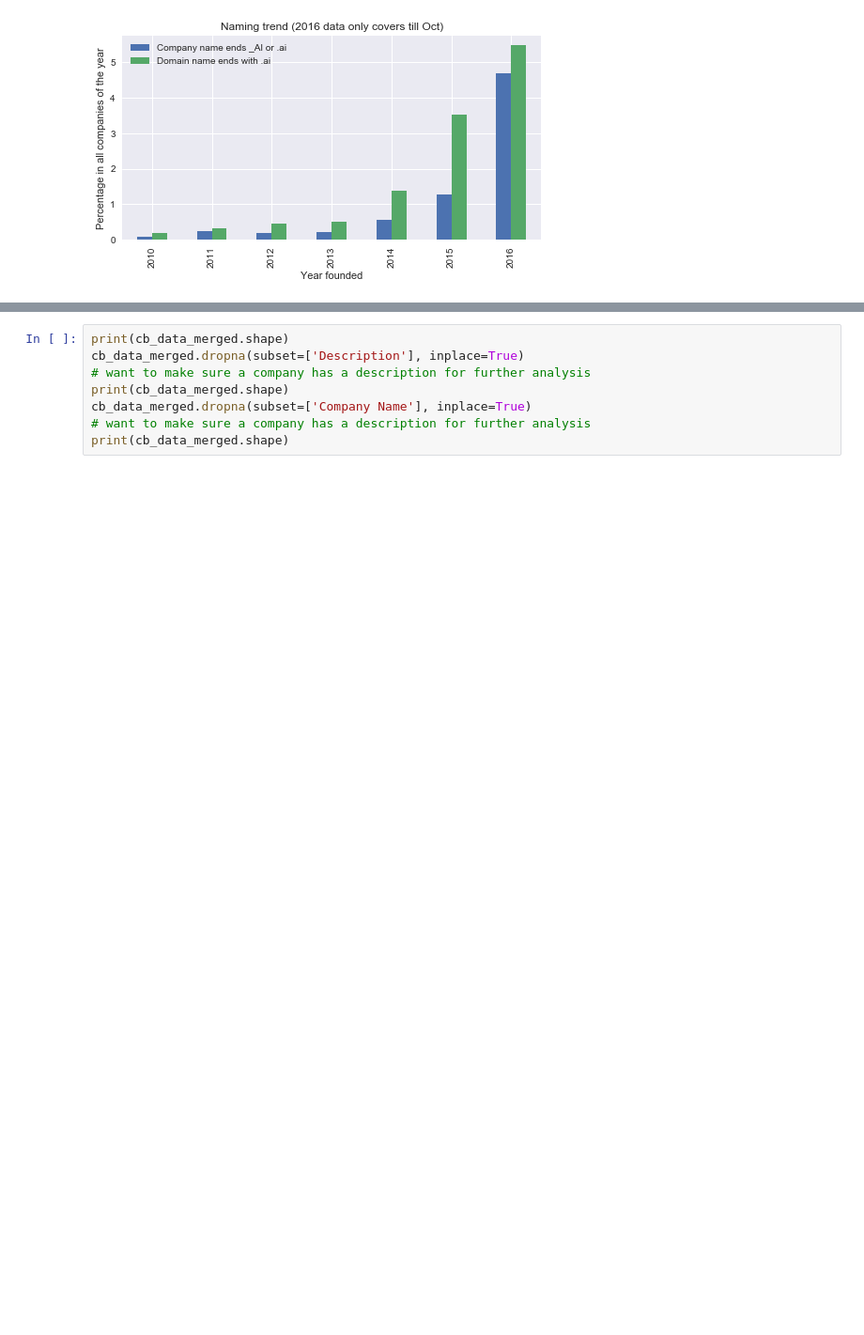
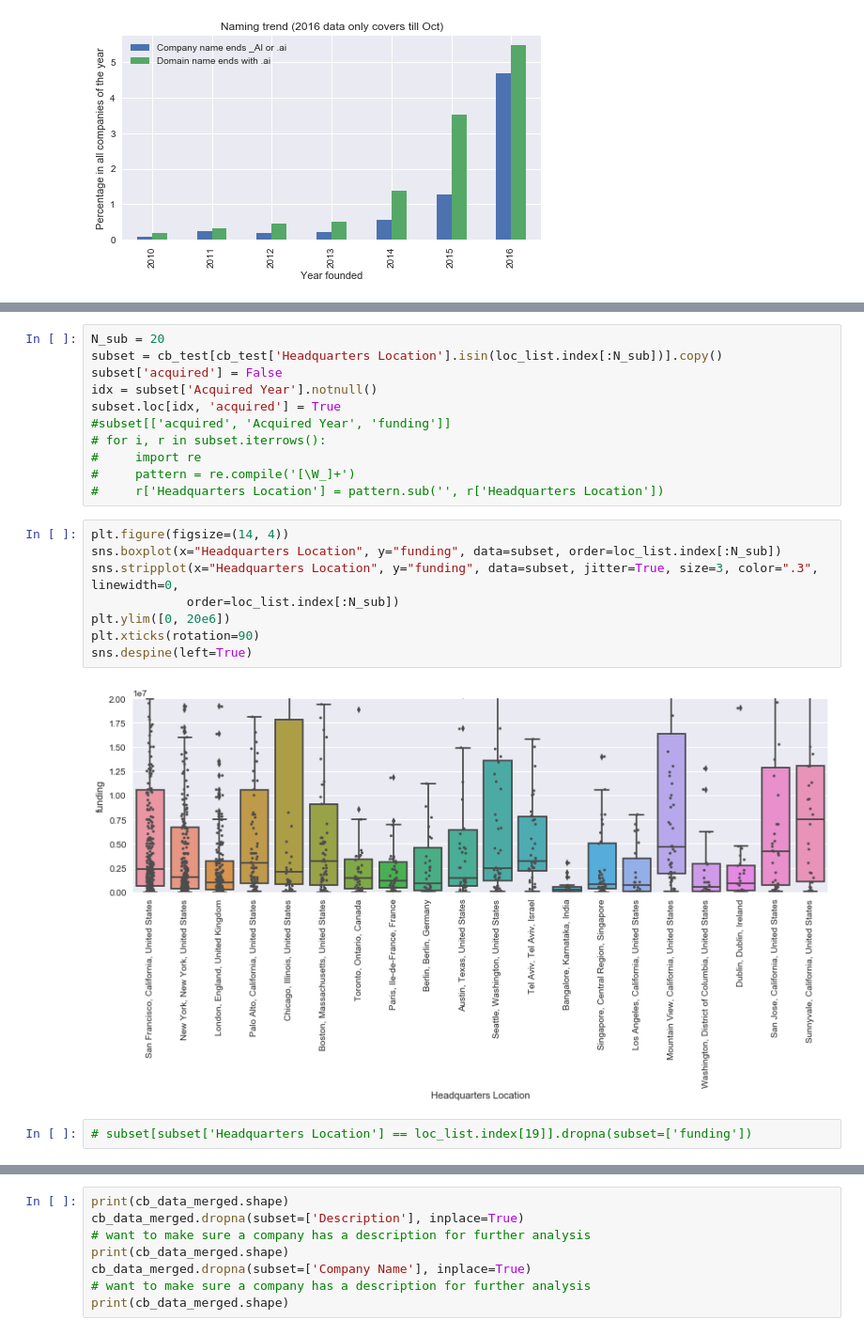
Before and after one commit to dingran/startup-explore, a Jupyter notebook: data_exploration.ipynb, the cells around one changed output, grey strips where cells are left out. Shown at 94% size. Cells and saved outputs as stored; diff of their text form; blank space fills up the shorter version.

```diff
--- a/data_exploration.ipynb
+++ b/data_exploration.ipynb
@@ -168,0 +191,23 @@ plt.ylabel('Percentage in all companies of the year')
+# %%
+N_sub = 20
+subset = cb_test[cb_test['Headquarters Location'].isin(loc_list.index[:N_sub])].copy()
+subset['acquired'] = False
+idx = subset['Acquired Year'].notnull()
+subset.loc[idx, 'acquired'] = True
+#subset[['acquired', 'Acquired Year', 'funding']]
+# for i, r in subset.iterrows():
+#     import re
+#     pattern = re.compile('[\W_]+')
+#     r['Headquarters Location'] = pattern.sub('', r['Headquarters Location'])
+# %%
+plt.figure(figsize=(14, 4))
+sns.boxplot(x="Headquarters Location", y="funding", data=subset, order=loc_list.index[:N_sub])
+sns.stripplot(x="Headquarters Location", y="funding", data=subset, jitter=True, size=3, color=".3", linewidth=0,
+             order=loc_list.index[:N_sub])
+plt.ylim([0, 20e6])
+plt.xticks(rotation=90)
+sns.despine(left=True)
+# %% [output]
+[figure, added]
+# %%
+# subset[subset['Headquarters Location'] == loc_list.index[19]].dropna(subset=['funding'])
```
Also changed, not shown: parts of 23 cells of this notebook.
